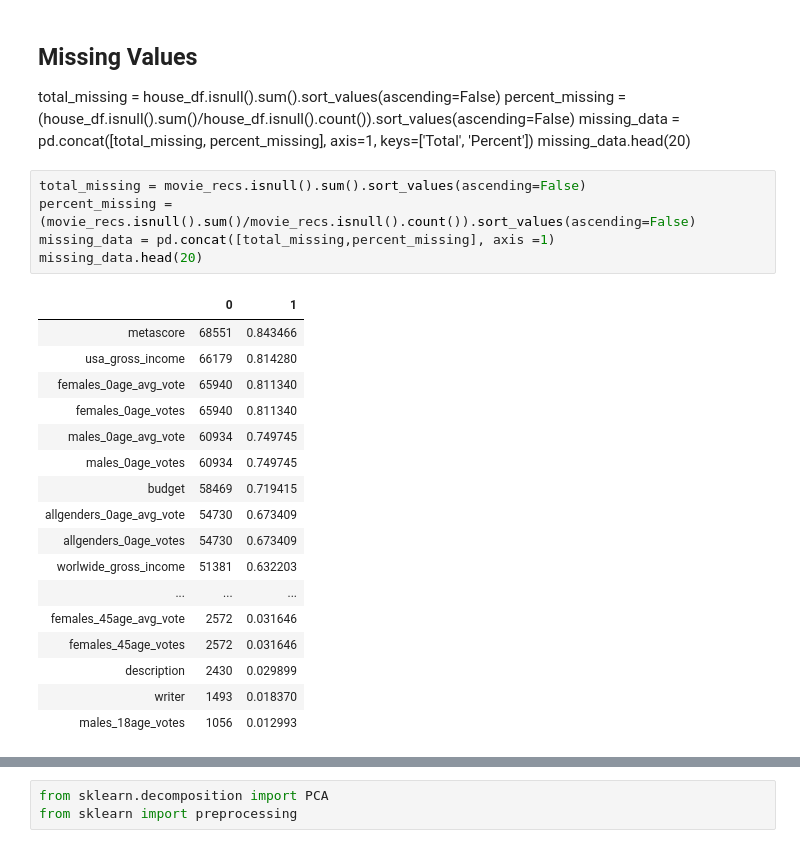
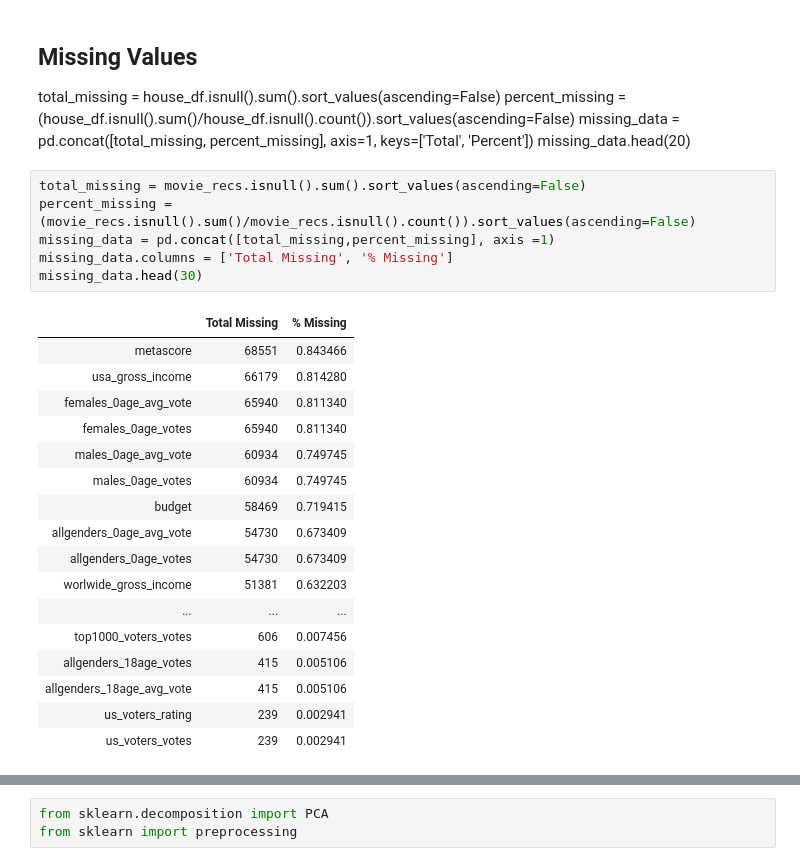
Before and after one commit to pitaconsumer/Capstone_3_Similarity-Models, a Jupyter notebook: Capstone 3_Unsupervised Learning-PCA.ipynb, the cells around one changed output, grey strips where cells are left out. Drawn from its saved outputs; the diff is of its cells as text.

```diff
--- a/Capstone 3_Unsupervised Learning-PCA.ipynb
+++ b/Capstone 3_Unsupervised Learning-PCA.ipynb
@@ -81,10 +81,11 @@ missing_data.head(20)
 # %%
 total_missing = movie_recs.isnull().sum().sort_values(ascending=False)
 percent_missing = (movie_recs.isnull().sum()/movie_recs.isnull().count()).sort_values(ascending=False)
 missing_data = pd.concat([total_missing,percent_missing], axis =1)
-missing_data.head(20)
+missing_data.columns = ['Total Missing', '% Missing']
+missing_data.head(30)
 # %% [output]
-|  | 0 | 1 |
+|  | Total Missing | % Missing |
 | metascore | 68551 | 0.843466 |
 | usa_gross_income | 66179 | 0.814280 |
 | females_0age_avg_vote | 65940 | 0.811340 |
@@ -96,8 +97,8 @@ missing_data.head(20)
 | allgenders_0age_votes | 54730 | 0.673409 |
 | worlwide_gross_income | 51381 | 0.632203 |
 | ... | ... | ... |
-| females_45age_avg_vote | 2572 | 0.031646 |
-| females_45age_votes | 2572 | 0.031646 |
-| description | 2430 | 0.029899 |
-| writer | 1493 | 0.018370 |
-| males_18age_votes | 1056 | 0.012993 |
+| top1000_voters_votes | 606 | 0.007456 |
+| allgenders_18age_votes | 415 | 0.005106 |
+| allgenders_18age_avg_vote | 415 | 0.005106 |
+| us_voters_rating | 239 | 0.002941 |
+| us_voters_votes | 239 | 0.002941 |
```
Also changed, not shown: parts of 48 cells of this notebook.
